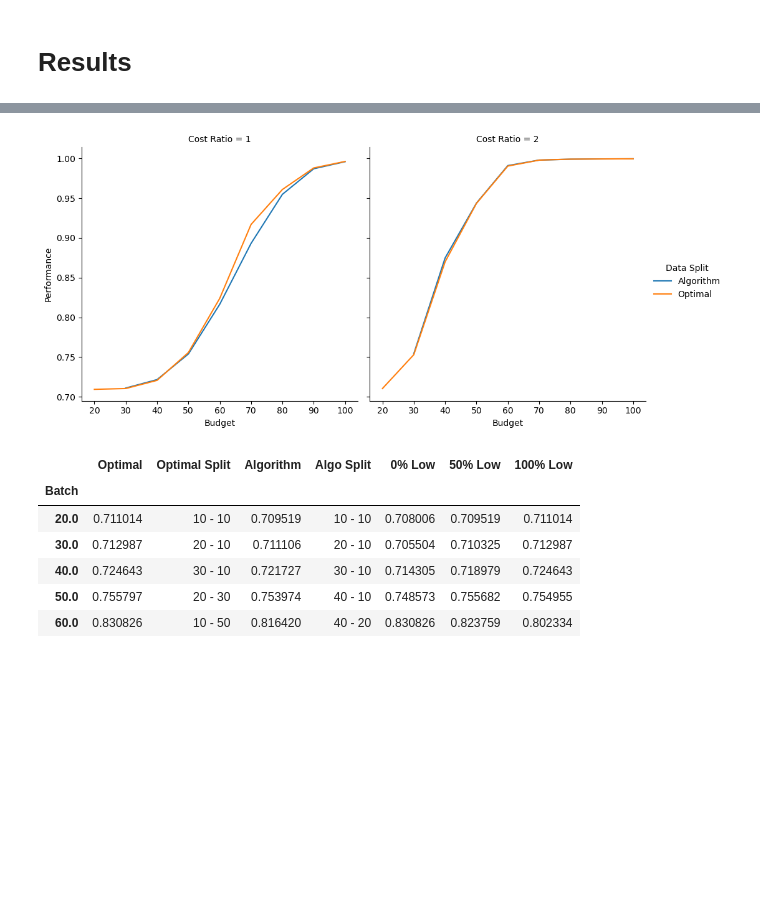
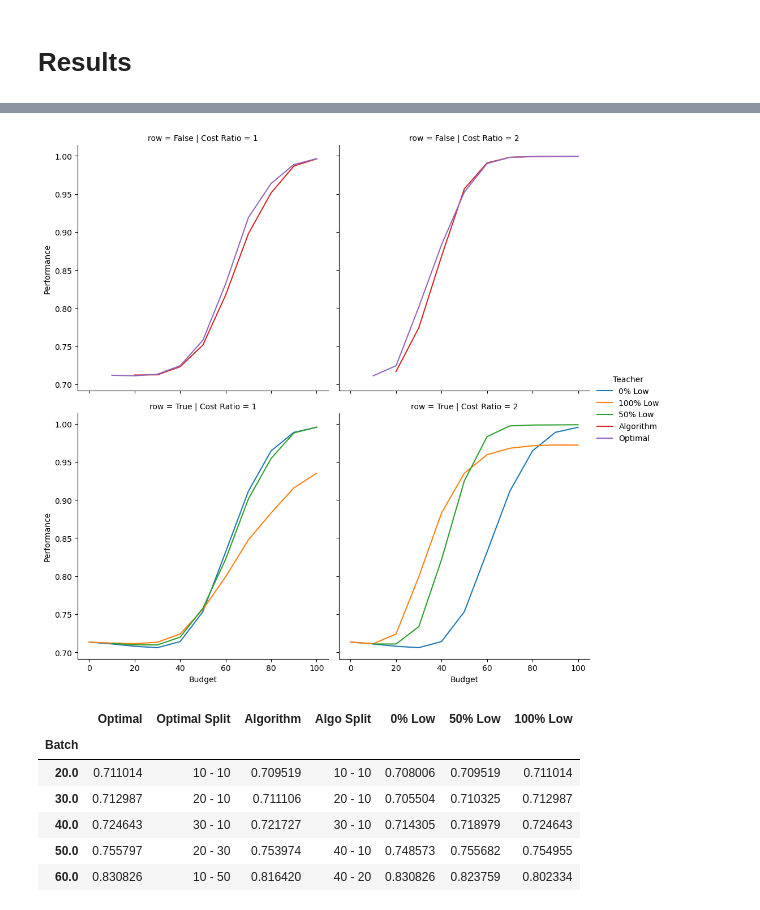
Before and after one commit to saumikn/gymnasium-test, a Jupyter notebook: tree.ipynb, the cells around one changed output, grey strips where cells are left out. Saved outputs shown, nothing was run; the diff lists cells and outputs as text; code cells hidden in the pictures; blank space fills up the shorter version.

```diff
--- a/tree.ipynb
+++ b/tree.ipynb
@@ -618,18 +347,26 @@ plt.show()
 # %%
-subs['two1'] = [str([(k, int(v)) for k,v in i]) for i in [
-    [((10.00,1.000), nb//2), ((0.100,0.010), nb//2)],
-]]
-df2 = df[df.Teacher.isin(subs['two1'])].copy()
+subs['twoB'] = []
+for nb in range(10,201,10):
+    subs['twoB'].append(str([((0.316,0.1), nb//2), ((0.032,0.010), nb//2)]))
+
+df2 = df[df.Teacher.isin(subs['twoB'])].copy()
+# df2 = df2[df2.Student==-1]
+
+# .rename(columns={'Pct':'Classification\nAccuracy'})
 df2['Pct'] = 1 - df2['Pct']/2
 df2 = df2.astype({'Pct': 'str'})
+df2 = df2.sort_values('Pct', ascending=False)
+df2 = df2[df2.Pct.isin(['1.0','0.857','0.75','0.625','0.5'])]
+
+
 with warnings.catch_warnings():
     warnings.simplefilter(action='ignore', category=FutureWarning)
-    ax = sns.lineplot(df2.rename(columns={'Pct':'Classification\nAccuracy'}), x='Batch', y='Perf', hue='Classification\nAccuracy', errorbar=None)
+    ax = sns.relplot(df2, kind='line', col='Student', x='Batch', y='Perf', hue='Pct', errorbar='se')
     sns.move_legend(ax, "upper left", bbox_to_anchor=(1, 1))
     ax.set(
         title='Evaluating Skill-based Curricula by Classification Accuracy in Tree-Search Domain',
         xlabel='Training Batch',
         ylabel='Task Performance'
     )
-plt.savefig('images/tree-2.2.pdf', bbox_inches='tight')
+# plt.savefig('images/tree-2.2.pdf', bbox_inches='tight')
 # %% [output]
@@ -676,14 +413,15 @@ def eval_three(k):
     return df2
 # %%
 %%time
-df2 = [eval_three(k) for k in [1,2,3]]
+df2 = [eval_three(k, 100) for k in [1,2]]
 for k, d in enumerate(df2):
     d.insert(5, 'Cost Ratio', k+1)
 df2 = pd.concat(df2)
 df2['Teacher'] = df2.Teacher.replace({'split':'50% Low',
-                       '[(0.01, 100)]':'0% Low',
-                       '[(0.1, 300)]':'100% Low',
+                       '[(0.01, 200)]':'0% Low',
+                       '[(0.1, 200)]':'100% Low',
                        'optimal':'Optimal',
                        'algo':'Algorithm'})
 df2 = df2.sort_values('Teacher')
+df2['row'] = df2.Teacher.isin(['50% Low','0% Low','100% Low'])
 # %% [output]
@@ -692,29 +430,19 @@ Wall time: 28.4 s
 # %%
-sub = ((df2.Batch%10==0)
-       & (df2.Teacher.isin([
-           # '50% Low',
-           # '0% Low',
-           # '100% Low',
-           'Optimal',
-           'Algorithm'
-       ]))
-       & (df2['Cost Ratio'] < 3)
-      )
-
+sub = df2.Batch%10==0
 with warnings.catch_warnings():
     warnings.simplefilter(action='ignore', category=FutureWarning)
-    g = sns.relplot(df2[sub].rename(columns={'Teacher':'Data Split'}), kind='line', x='Batch', y='Perf', hue='Data Split',
-                    errorbar=None, col='Cost Ratio')
+    g = sns.relplot(df2[sub], kind='line', x='Batch', y='Perf', hue='Teacher',
+                    errorbar=None, col='Cost Ratio', row='row')
     # g.fig.suptitle('ONE TITLE FOR ALL')
     # sns.move_legend(ax, "upper left", bbox_to_anchor=(1, 1))
     g.set(
         # title='Performance Improvement in 2x2 Decision Space, Starting from Model100',
         xlabel='Budget',
         ylabel='Performance'
     )
-plt.savefig('images/tree-3.2.pdf', bbox_inches='tight')
+# plt.savefig('images/tree-3.2.pdf', bbox_inches='tight')
 # %% [output]
-[figure, old version]
+[figure, new version]
 # %%
 df2.loc[df2.Teacher=='50% Low', 'Split'] = 50
 df2.loc[df2.Teacher=='100% Low', 'Split'] = 100
```
Also changed, not shown: parts of 32 cells of this notebook, 13 other files.
